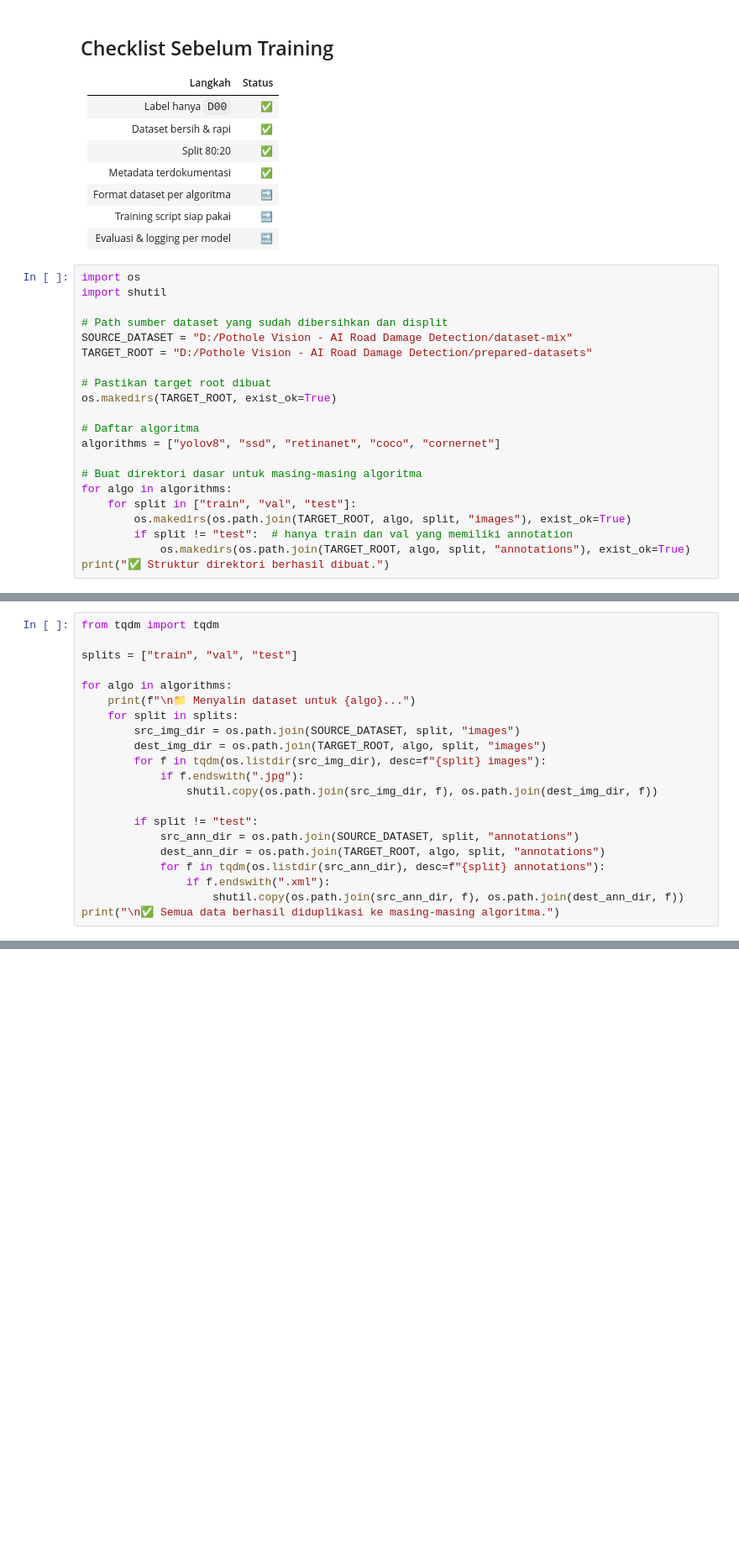
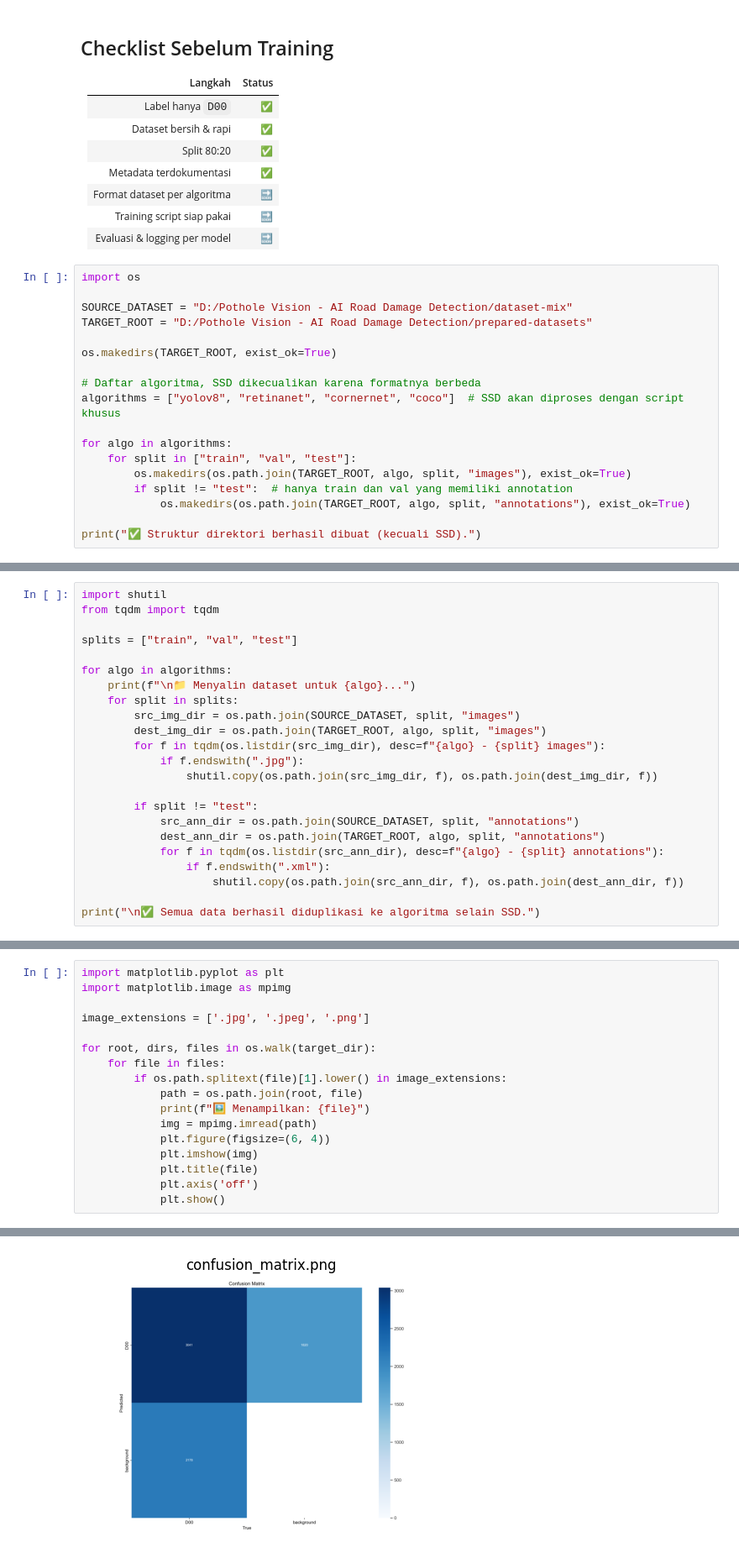
Before and after one commit to GPadaka19/Pothole-Vision-AI-Road-Damage-Detection, a Jupyter notebook: data.ipynb, the cells around one changed output, grey strips where cells are left out. Shown at 84% size. Cells and saved outputs as stored; diff of their text form; blank space fills up the shorter version.

```diff
--- a/data.ipynb
+++ b/data.ipynb
@@ -307,23 +321,20 @@ Checklist Sebelum Training
 | Evaluasi & logging per model | 🔜     |
 # %%
 import os
-import shutil
 
-# Path sumber dataset yang sudah dibersihkan dan displit
 SOURCE_DATASET = "D:/Pothole Vision - AI Road Damage Detection/dataset-mix"
 TARGET_ROOT = "D:/Pothole Vision - AI Road Damage Detection/prepared-datasets"
 
-# Pastikan target root dibuat
 os.makedirs(TARGET_ROOT, exist_ok=True)
 
-# Daftar algoritma
-algorithms = ["yolov8", "ssd", "retinanet", "coco", "cornernet"]
+# Daftar algoritma, SSD dikecualikan karena formatnya berbeda
+algorithms = ["yolov8", "retinanet", "cornernet", "coco"]  # SSD akan diproses dengan script khusus
 
-# Buat direktori dasar untuk masing-masing algoritma
 for algo in algorithms:
     for split in ["train", "val", "test"]:
         os.makedirs(os.path.join(TARGET_ROOT, algo, split, "images"), exist_ok=True)
         if split != "test":  # hanya train dan val yang memiliki annotation
             os.makedirs(os.path.join(TARGET_ROOT, algo, split, "annotations"), exist_ok=True)
-print("✅ Struktur direktori berhasil dibuat.")
+
+print("✅ Struktur direktori berhasil dibuat (kecuali SSD).")
 # %% [output]
@@ -331,4 +342,5 @@ print("✅ Struktur direktori berhasil dibuat.")
 # %%
+import shutil
 from tqdm import tqdm
 
 splits = ["train", "val", "test"]
@@ -338,16 +350,17 @@ for algo in algorithms:
     for split in splits:
         src_img_dir = os.path.join(SOURCE_DATASET, split, "images")
         dest_img_dir = os.path.join(TARGET_ROOT, algo, split, "images")
-        for f in tqdm(os.listdir(src_img_dir), desc=f"{split} images"):
+        for f in tqdm(os.listdir(src_img_dir), desc=f"{algo} - {split} images"):
             if f.endswith(".jpg"):
                 shutil.copy(os.path.join(src_img_dir, f), os.path.join(dest_img_dir, f))
 
         if split != "test":
             src_ann_dir = os.path.join(SOURCE_DATASET, split, "annotations")
             dest_ann_dir = os.path.join(TARGET_ROOT, algo, split, "annotations")
-            for f in tqdm(os.listdir(src_ann_dir), desc=f"{split} annotations"):
+            for f in tqdm(os.listdir(src_ann_dir), desc=f"{algo} - {split} annotations"):
                 if f.endswith(".xml"):
                     shutil.copy(os.path.join(src_ann_dir, f), os.path.join(dest_ann_dir, f))
-print("\n✅ Semua data berhasil diduplikasi ke masing-masing algoritma.")
+
+print("\n✅ Semua data berhasil diduplikasi ke algoritma selain SSD.")
 # %% [output]
 📁 Menyalin dataset untuk yolov8...
@@ -725,0 +869,18 @@ model.train(
+# %%
+import matplotlib.pyplot as plt
+import matplotlib.image as mpimg
+
+image_extensions = ['.jpg', '.jpeg', '.png']
+
+for root, dirs, files in os.walk(target_dir):
+    for file in files:
+        if os.path.splitext(file)[1].lower() in image_extensions:
+            path = os.path.join(root, file)
+            print(f"🖼 Menampilkan: {file}")
+            img = mpimg.imread(path)
+            plt.figure(figsize=(6, 4))
+            plt.imshow(img)
+            plt.title(file)
+            plt.axis('off')
+            plt.show()
+# %% [output]
@@ -725,0 +888 @@ model.train(
+[figure, added]
```
Also changed, not shown: parts of 25 cells of this notebook.
